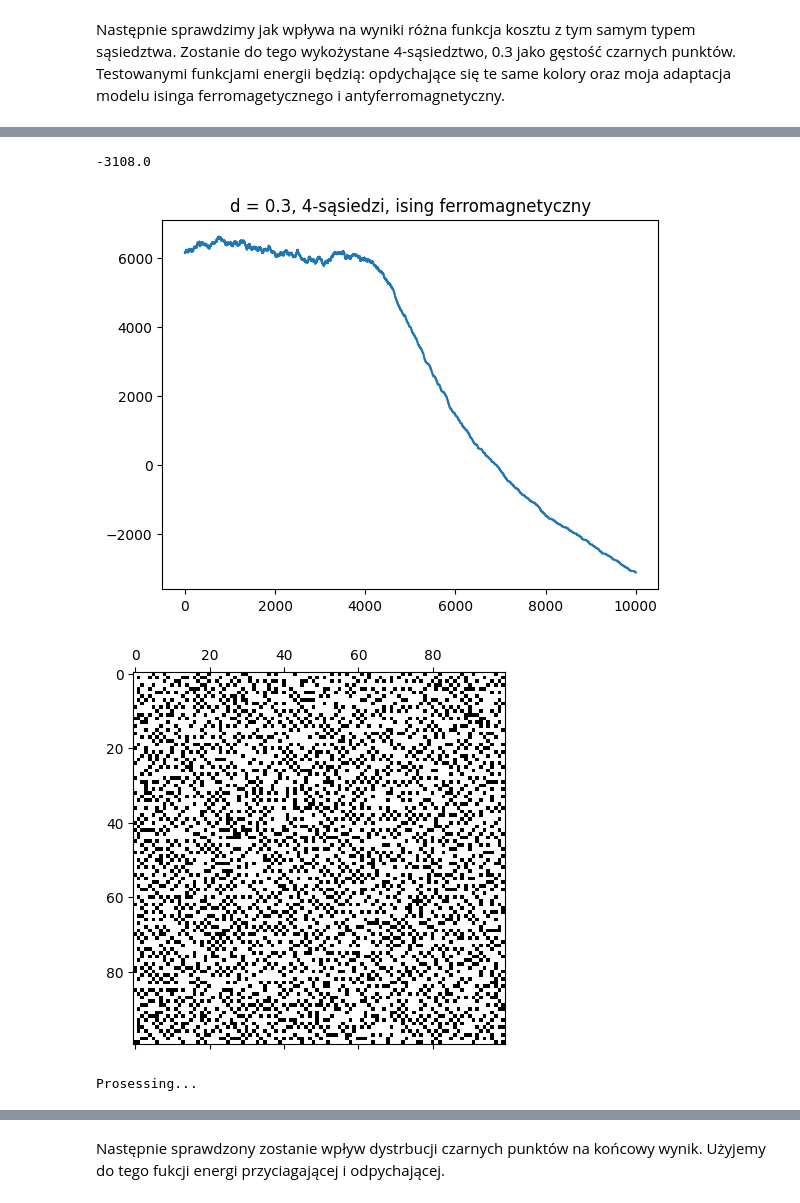
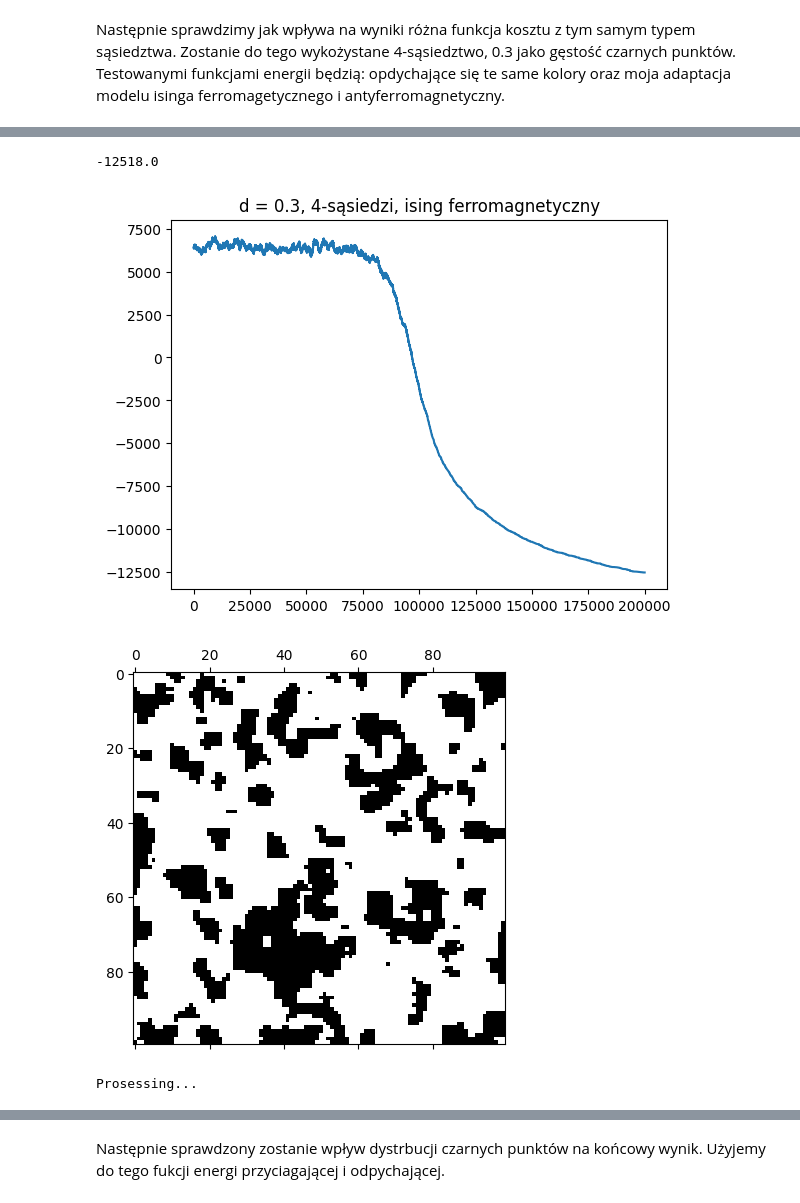
Before and after one commit to MinerOfSouls/Mowint, a Jupyter notebook: lab4/lab4.ipynb, the cells around one changed output, grey strips where cells are left out. Saved outputs shown, nothing was run; the diff lists cells and outputs as text; code cells hidden in the pictures.

```diff
--- a/lab4/lab4.ipynb
+++ b/lab4/lab4.ipynb
@@ -143,13 +145,13 @@ Prosessing...
 # %%
-img, min_e, values, images = image_anneal(100, 0.3, 5230, 10000, 3, 1, 1)
+img, min_e, values, images = image_anneal(100, 0.3, 5230, 200000, 3, 1, 1)
 print(min_e)
 plt.plot(values)
 plt.title("d = 0.3, 4-sąsiedzi, ising ferromagnetyczny")
 plt.show()
 display_image(img)
 animation_form_images(images, False)
 # %% [output]
--3108.0
+-12518.0
-[figure, old version]
+[figure, new version]
-[figure, old version]
+[figure, new version]
 Prosessing...
```
Also changed, not shown: parts of 29 cells of this notebook, 9 other files.
